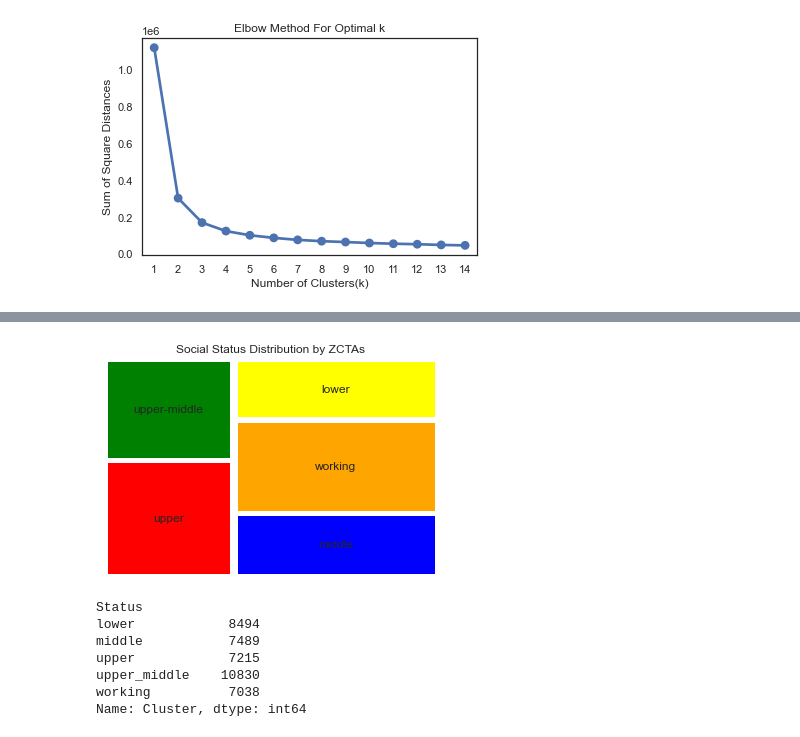
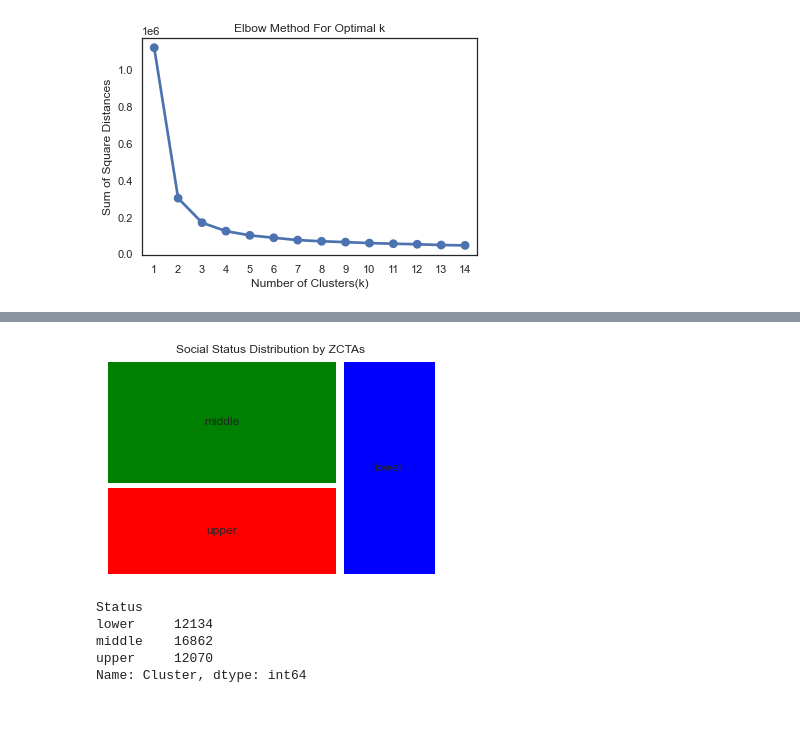
Before and after one commit to diana-kungu/E-commerce-RFM-Analysis, a Jupyter notebook: zcta.ipynb, the cells around one changed output, grey strips where cells are left out. Saved outputs shown, nothing was run; the diff lists cells and outputs as text; code cells hidden in the pictures.

```diff
--- a/zcta.ipynb
+++ b/zcta.ipynb
@@ -82,4 +85,0 @@ df.head()
-# %%
-df['RFM_Score'] = df[['RFM1', 'RFM2', 'RFM3']].sum(axis = 1)
-df['RFM_Group'] = df['RFM1'].map(str) + df['RFM2'].map(str) + df['RFM3'].map(str)
-df.head()
@@ -137,10 +121,10 @@ axs[2].hist(x.RFM3, bins=8)
 # %%
+scaled_data = df[['RFM1', 'RFM2', 'RFM3']]
 
-
-sum_of_sq_dist = {}
+sum_of_sq_dist = {} # Sum of squared errors
 for k in range(1,15):
-    km = KMeans(n_clusters= k, init= 'k-means++', max_iter= 10000)
-    km = km.fit(x)
+    km = KMeans(n_clusters= k, init= 'k-means++', max_iter= 1000)
+    km = km.fit(scaled_data)
     sum_of_sq_dist[k] = km.inertia_
 
 #Plot the graph for the sum of square distance values and Number of Clusters
@@ -153,8 +137,8 @@ plt.show()
 [figure]
 # %%
 #Perform K-Mean Clustering or build the K-Means clustering model
-KMean_clust = KMeans(n_clusters= 5, init= 'k-means++', max_iter= 10000)
-KMean_clust.fit(x)
+KMean_clust = KMeans(n_clusters= 3, init= 'k-means++', max_iter= 5000)
+KMean_clust.fit(scaled_data)
 
 #Find the clusters for the observation given in the dataset
 df['Cluster'] = KMean_clust.labels_
@@ -168,7 +152,7 @@ df.head()
 | 4 | 35173 | AL | 35173 | 2265 | 1037 | 980 | 9 | ... |
 # %%
 #Map clusters to status labels
-class_dict = {0: 'upper', 1: 'upper_middle', 2: 'middle', 3: 'working', 4: 'lower'}
+class_dict = {0: 'upper', 1: 'middle', 2: 'lower'}
 df['Status'] = df.Cluster.map(class_dict)
 df.head()
 # %% [output]
@@ -180,22 +164,20 @@ df.head()
 | 4 | 35173 | AL | 35173 | 2265 | 1037 | 980 | 9 | ... |
 # %%
 #Treemap: Distribution of clusters
-labels = ['upper', 'upper-middle', 'middle', 'working', 'lower']
-color = ['red', 'green', 'blue', 'orange', 'yellow']
+labels = ['upper', 'middle',  'lower']
+color = ['red', 'green', 'blue', ]
 df_classes = df.groupby('Status')['Cluster'].count()
 
 squarify.plot(df_classes.values,
               color=color, label= labels, pad = True)
 plt.title('Social Status Distribution by ZCTAs')
 plt.axis('off')
 plt.show()
 df_classes
 # %% [output]
-[figure, old version]
+[figure, new version]
 Status
-lower            8494
-middle           7489
-upper            7215
-upper_middle    10830
-working          7038
+lower     12134
+middle    16862
+upper     12070
 Name: Cluster, dtype: int64
```
Also changed, not shown: parts of 14 cells of this notebook, 2 other files.
